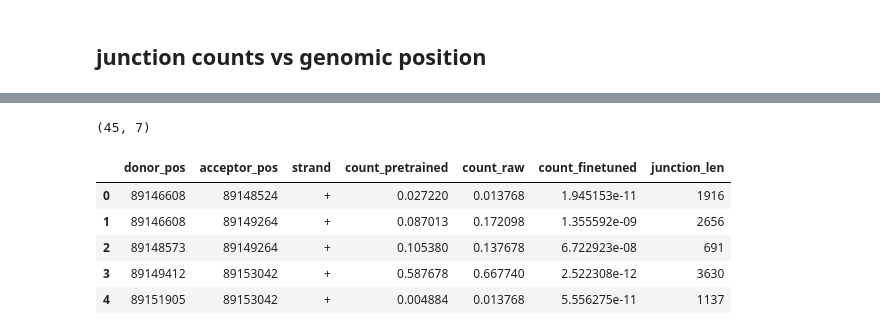
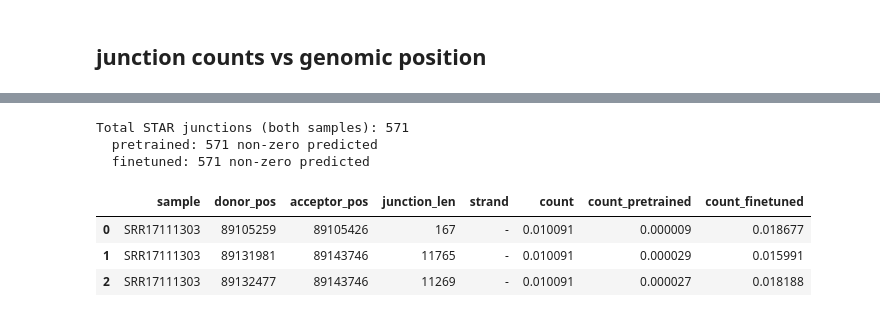
Before and after one commit to MiqG/alphagenome_finetuning_rna, a Jupyter notebook: figures/debug_junctions.ipynb, the cells around one changed output, grey strips where cells are left out. Saved outputs shown, nothing was run; the diff lists cells and outputs as text; code cells hidden in the pictures.

```diff
--- a/figures/debug_junctions.ipynb
+++ b/figures/debug_junctions.ipynb
@@ -36,17 +36,21 @@ SAMPLES = config["preprocessing"]["overfitting"]["samples"]
 
 interval_file = os.path.join(ROOT, SINGLE_DIR, "medium.bed")
 
-pretrained_file = os.path.join(ROOT, SINGLE_DIR, "medium", "splice_junctions.npz")
-
 raw_files = {
     s: os.path.join(ROOT, config["rnaseq"]["sf3b1mut"]["path"], "STAR", s, "paper_pass.SJ.out.tab")
     for s in SAMPLES
 }
 
+pretrained_dir = os.path.join(ROOT, SINGLE_DIR, "medium")
+pretrained_file = os.path.join(pretrained_dir, "splice_junctions_annotated.npz")
+metadata_file = os.path.join(pretrained_dir, "metadata.json")
+
 OUTPUT_DIR = "results/finetuning/alphagenome_pytorch/overfitting/single"
-finetuned_file = os.path.join(ROOT, OUTPUT_DIR, "medium", "debug_splice_junctions__truncrope__origloss__predicted__pretrinit__float32", "splice_junctions.npz")
+finetuned_file = os.path.join(ROOT, OUTPUT_DIR, "medium", "debug_splice_junctions__truncrope__origloss__annotated__pretrinit__bfloat16", "splice_junctions_annotated.npz")
 # %%
 # loads
+
+import json
 
 interval = pd.read_table(
     interval_file, header=None, names=["chrom", "start", "end"],
@@ -56,6 +60,10 @@ chrom_oi = interval["chrom"].iloc[0]
 start_oi = interval["start"].iloc[0]
 end_oi = interval["end"].iloc[0]
 seq_len = end_oi - start_oi
+
+with open(metadata_file) as fh:
+    meta = json.load(fh)
+padded_start = meta["padded_start"]
 
 pretrained = np.load(pretrained_file)
 
@@ -88,7 +96,7 @@ raw = pd.concat(
             )
         )
         .query(
-            "chrom.str.contains('chr') & strand.isin(['+','-']) & count > 1"
+            "chrom.str.contains('chr') & strand.isin(['+','-']) & count >= 1"
         )
         for s, f in raw_files.items()
     ],
@@ -272,8 +198,6 @@ len(X)
 # %%
-idx_oi = 0
-n_samples = raw_junction_counts.shape[2] // 2
-X = raw_junction_counts[:,:,[idx_oi, n_samples + idx_oi]] # positive and negative strand predictions
+sample_oi = SAMPLES[0]
+X = raw_tidy.loc[raw_tidy["sample"] == sample_oi, "count"].values
 arr_juncs["raw"] = X
-X = X[X>0]
-len(X)
+print(f"{(X > 0).sum()} non-zero junctions for {sample_oi}")
 # %% [output]
@@ -443,27 +345,18 @@ plt.show()
 # %%
-join_cols = ["donor_pos", "acceptor_pos", "strand"]
+df = tidy.copy()
 
-X = (
-    tidy["pretrained"][join_cols + ["count"]].rename(columns={"count": "count_pretrained"})
-    .merge(
-        tidy["raw"][join_cols + ["count"]].rename(columns={"count": "count_raw"}),
-        on=join_cols, how="inner",
-    )
-    .merge(
-        tidy["finetuned"][join_cols + ["count"]].rename(columns={"count": "count_finetuned"}),
-        on=join_cols, how="inner",
-    )
-    .assign(junction_len=lambda d: (d["acceptor_pos"] - d["donor_pos"]).abs())
-)
+print(f"Total STAR junctions (both samples): {len(df)}")
+for name, col in [("pretrained", "count_pretrained"), ("finetuned", "count_finetuned")]:
+    n_match = (df[col] > 0).sum()
+    print(f"  {name}: {n_match} non-zero predicted")
 
-print(X.shape)
-X.head()
+display(df.head(3))
 # %% [output]
-(45, 7)
+Total STAR junctions (both samples): 571
+  pretrained: 571 non-zero predicted
+  finetuned: 571 non-zero predicted
-|  | donor_pos | acceptor_pos | strand | count_pretrained | count_raw | count_finetuned | junction_len |
-| 0 | 89146608 | 89148524 | + | 0.027220 | 0.013768 | 1.945153e-11 | 1916 |
-| 1 | 89146608 | 89149264 | + | 0.087013 | 0.172098 | 1.355592e-09 | 2656 |
-| 2 | 89148573 | 89149264 | + | 0.105380 | 0.137678 | 6.722923e-08 | 691 |
-| 3 | 89149412 | 89153042 | + | 0.587678 | 0.667740 | 2.522308e-12 | 3630 |
-| 4 | 89151905 | 89153042 | + | 0.004884 | 0.013768 | 5.556275e-11 | 1137 |
+|  | sample | donor_pos | acceptor_pos | junction_len | strand | count | count_pretrained | count_finetuned |
+| 0 | SRR17111303 | 89105259 | 89105426 | 167 | - | 0.010091 | 0.000009 | 0.018677 |
+| 1 | SRR17111303 | 89131981 | 89143746 | 11765 | - | 0.010091 | 0.000029 | 0.015991 |
+| 2 | SRR17111303 | 89132477 | 89143746 | 11269 | - | 0.010091 | 0.000027 | 0.018188 |
 # %%
```
Also changed, not shown: parts of 10 cells of this notebook, 12 other files.
